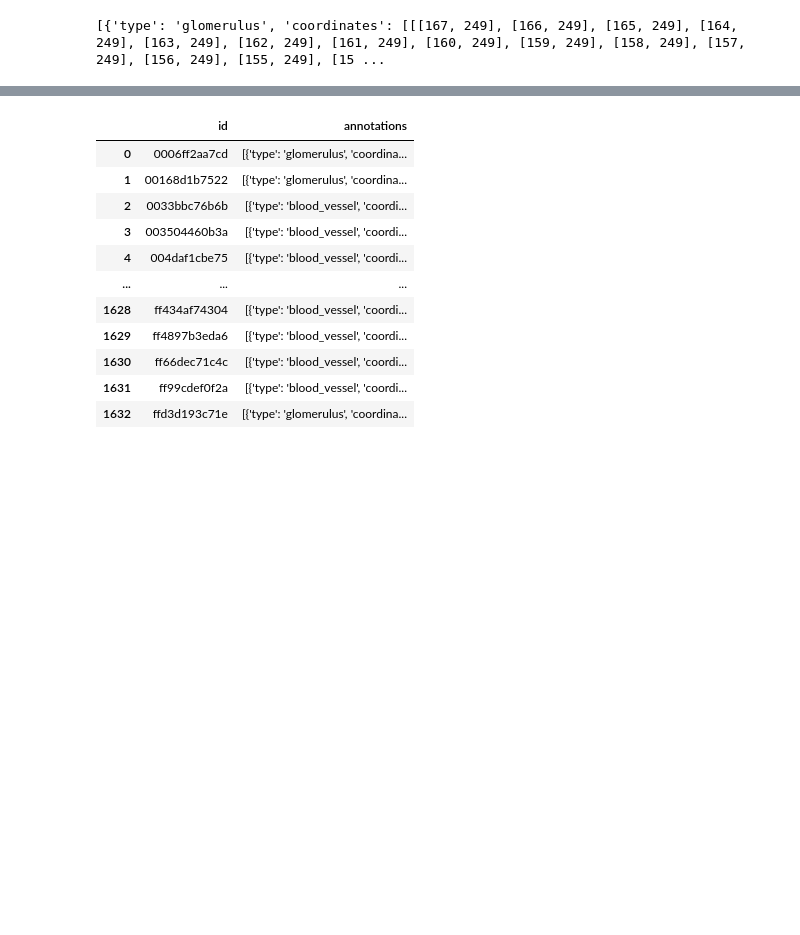
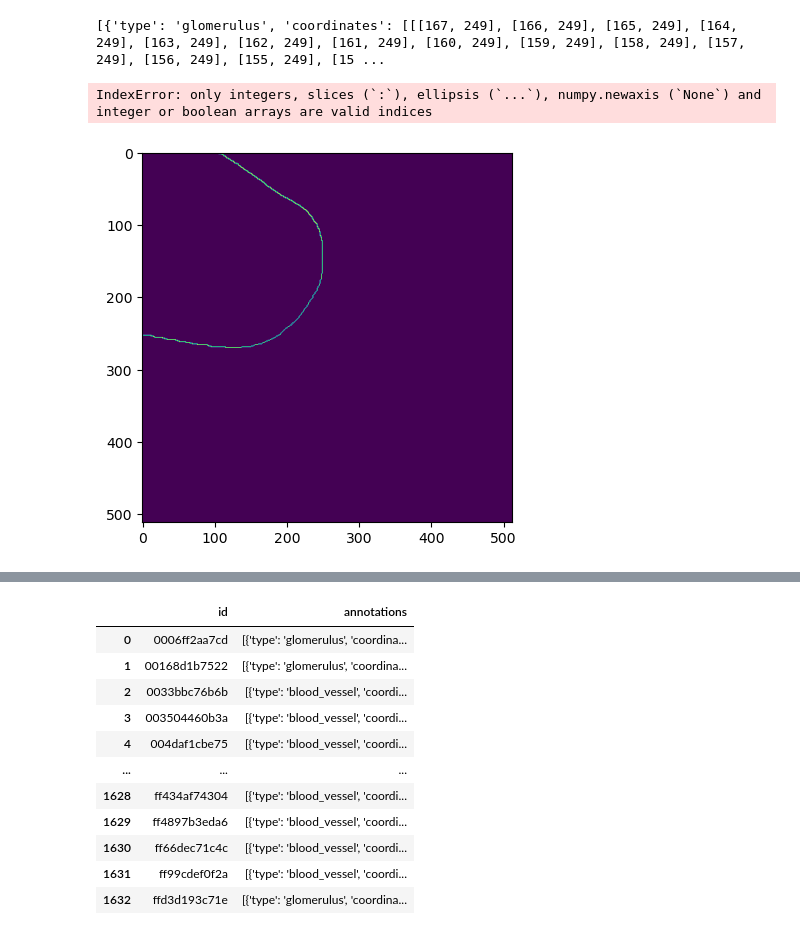
Before and after one commit to YannickGibson/hacking_the_human, a Jupyter notebook: main.ipynb, the cells around one changed output, grey strips where cells are left out. Saved outputs shown, nothing was run; the diff lists cells and outputs as text; code cells hidden in the pictures; blank space fills up the shorter version.

```diff
--- a/main.ipynb
+++ b/main.ipynb
@@ -81,3 +90,21 @@ for json_str in json_list:
 print(result["0006ff2aa7cd"])
 # %% [output]
 [{'type': 'glomerulus', 'coordinates': [[[167, 249], [166, 249], [165, 249], [164, 249], [163, 249], [162, 249], [161, 249], [160, 249], [159, 249], [158, 249], [157, 249], [156, 249], [155, 249], [15 ...
+# %%
+def to_bitmap(coordinates):
+    coordinates = np.squeeze(coordinates)
+    res = np.zeros([512, 512])
+    for (x, y) in coordinates:
+        res[x, y] = 1
+    return res
+
+a = to_bitmap(result["0006ff2aa7cd"][0]["coordinates"])
+# %%
+len(to_bitmap(result["0006ff2aa7cd"]))
+# %% [output]
+IndexError: only integers, slices (`:`), ellipsis (`...`), numpy.newaxis (`None`) and integer or boolean arrays are valid indices
+# %%
+plt.imshow(a)
+plt.show()
+# %% [output]
+[figure, added]
```
Also changed, not shown: parts of 10 cells of this notebook.
